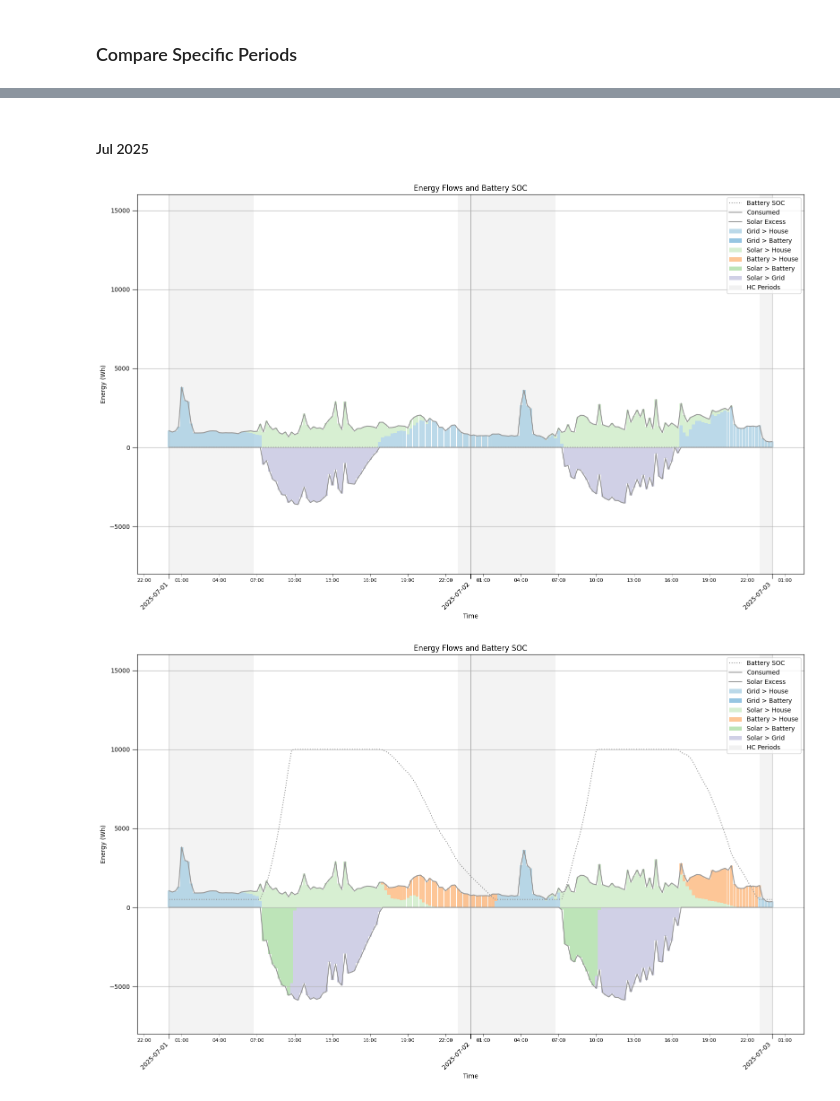
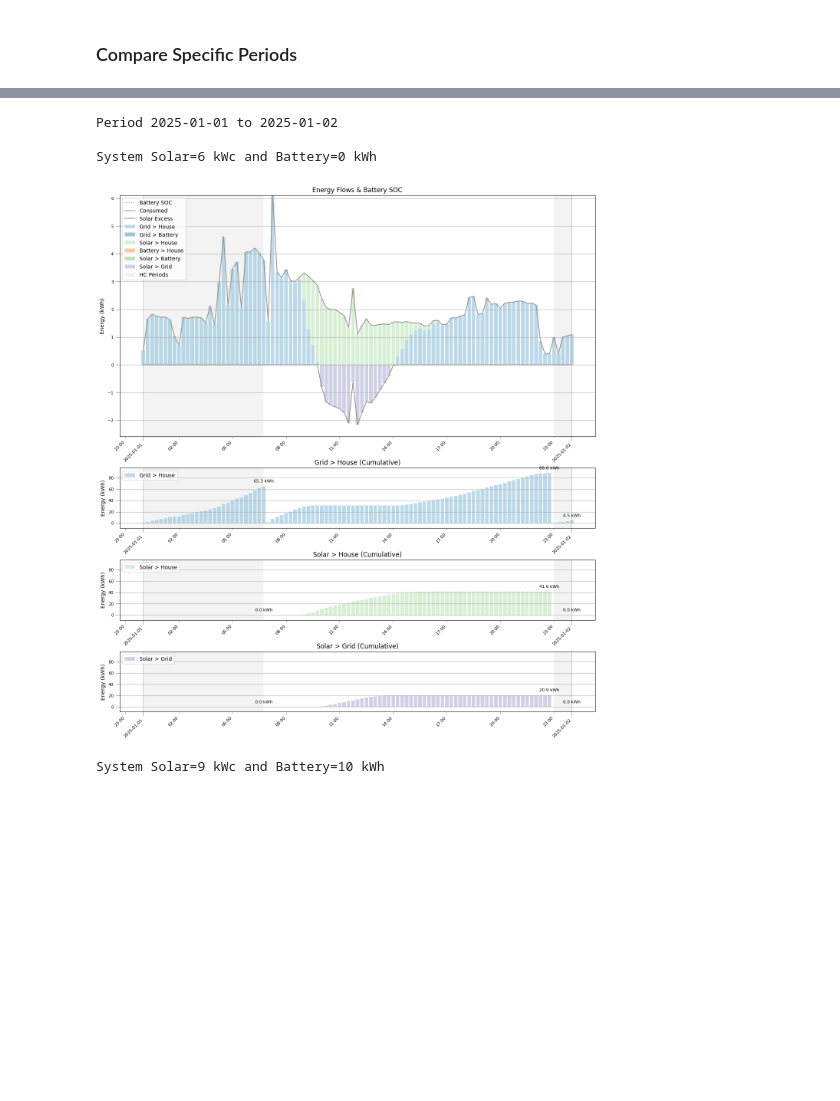
Before and after one commit to braibaud/EnphaseAnalysis, a Jupyter notebook: Report Analysis.ipynb, the cells around one changed output, grey strips where cells are left out. Cells and saved outputs as stored; diff of their text form; code cells hidden in the pictures; blank space fills up the shorter version.

```diff
--- a/Report Analysis.ipynb
+++ b/Report Analysis.ipynb
@@ -355,9 +355,7 @@ def optimize_capacity(
 
     return results
 # %%
-def format_wh(
-    first,
-    second=None):
+def format_wh(first, second=None):
 
     if first is None:
         return None
@@ -1218,20 +1481,46 @@ plot_battery_soc_chart(
-# %% [markdown]
-#### Jul 2025
-# %%
-plot_battery_soc_chart(
-    raw_data_6_0,
-    "2025-07-01",
-    "2025-07-03",
-    y_min,
-    y_max)
-# %% [output]
-[figure, removed]
-# %%
-plot_battery_soc_chart(
-    raw_data_9_10,
-    "2025-07-01",
-    "2025-07-03",
-    y_min,
-    y_max)
-# %% [output]
-[figure, removed]
+# %%
+periods = [
+    ("2025-01-01", "2025-01-02"),
+    ("2025-03-01", "2025-03-02"),
+    ("2025-05-01", "2025-05-02"),
+    ("2025-07-01", "2025-07-02"),
+    ("2025-08-01", "2025-08-02"),
+]
+# %%
+for start_date_text, end_date_text in periods:
+
+    print(f'')
+    print(f'Period {start_date_text} to {end_date_text}')
+    print(f'')
+
+    print(f'System Solar=6 kWc and Battery=0 kWh')
+    print(f'')
+
+    plot_battery_soc_chart_v2(
+        raw_data_6_0,
+        start_date_text,
+        end_date_text,
+        y_min=None,
+        y_max=None,
+        cumulative_metrics=None,
+        reset_freq="HC/HP")
+
+    print(f'System Solar=9 kWc and Battery=10 kWh')
+    print(f'')
+
+    plot_battery_soc_chart_v2(
+        raw_data_9_10,
+        start_date_text,
+        end_date_text,
+        y_min=None,
+        y_max=None,
+        cumulative_metrics=None,
+        reset_freq="HC/HP")
+
+    break
+# %% [output]
+Period 2025-01-01 to 2025-01-02
+
+System Solar=6 kWc and Battery=0 kWh
+[figure, added]
+System Solar=9 kWc and Battery=10 kWh
```
Also changed, not shown: parts of 13 cells of this notebook.
